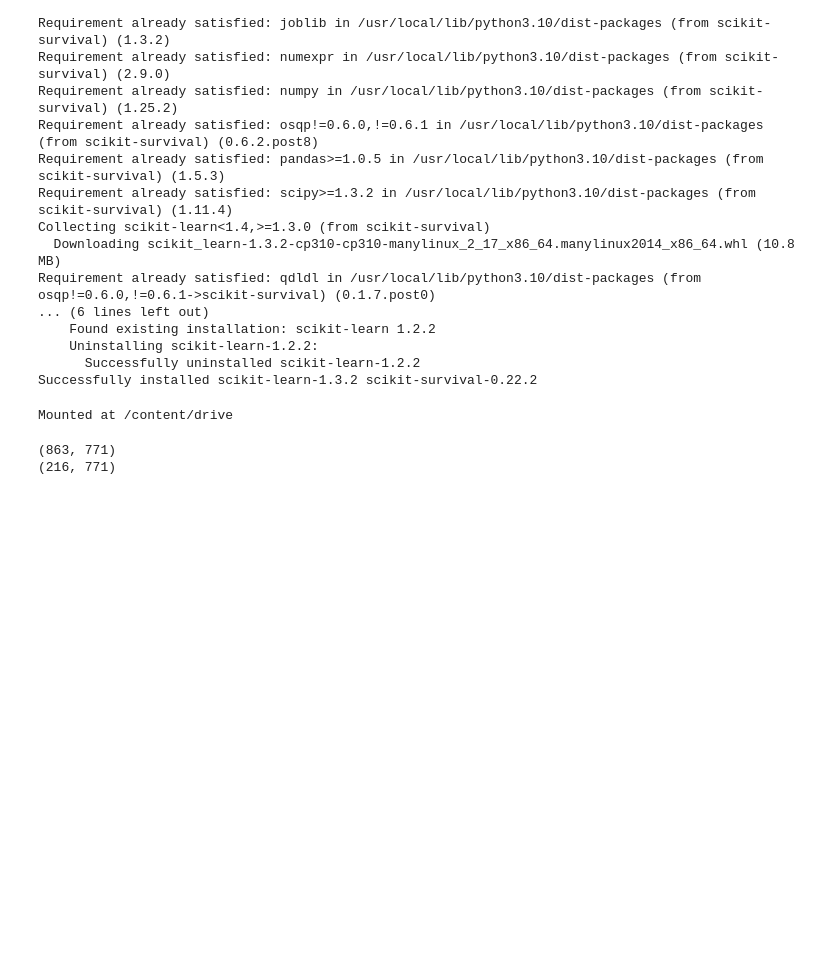
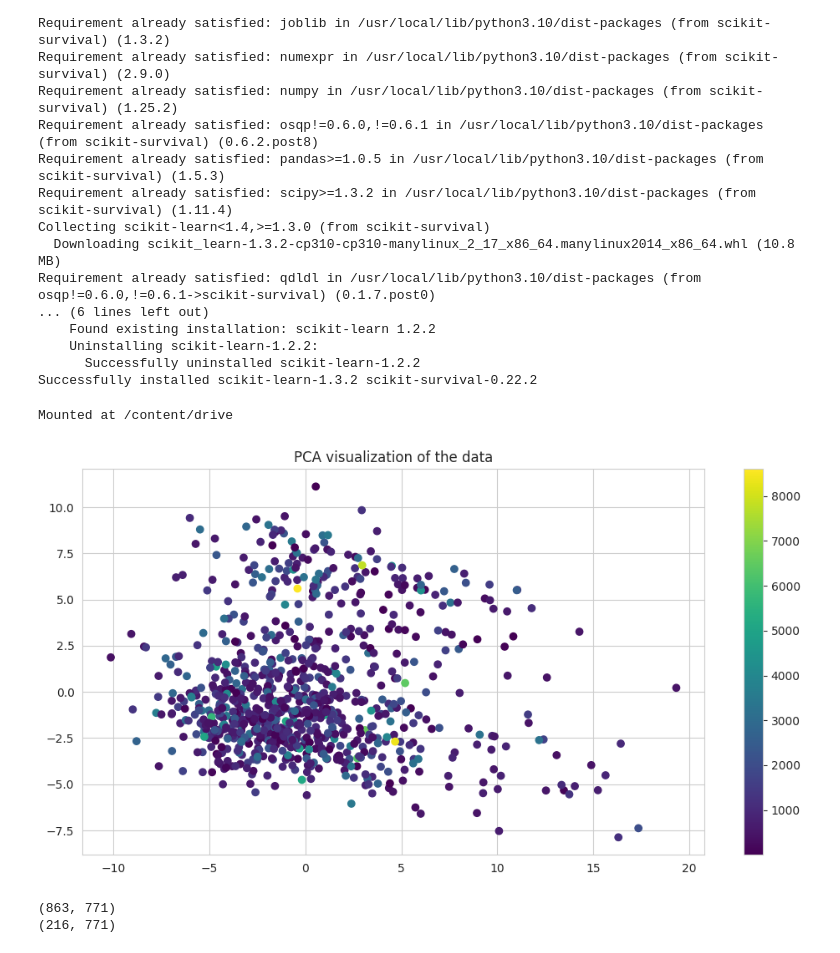
Before and after one commit to ZiyuWang1121/Investigating-machine-learning-methods-for-survival-prediction, a Jupyter notebook: Survival_SVM.ipynb, the cells around one changed output. Saved outputs shown, nothing was run; the diff lists cells and outputs as text; code cells hidden in the pictures; blank space fills up the shorter version.

```diff
--- a/Survival_SVM.ipynb
+++ b/Survival_SVM.ipynb
@@ -68,6 +66,16 @@ from sklearn.decomposition import PCA
 pca = PCA(n_components=0.99)  # Retain 99% of the variance
 x_train = pca.fit_transform(x_train)
 x_test = pca.transform(x_test)
+# %%
+# Visualize dimension reduction results
+plt.figure(figsize=(12, 6))
+# component versus survival time
+plt.scatter(x_train[:,0], x_train[:,1],c=pd.DataFrame(y_train, columns=['status', 'time']).iloc[:,1], cmap='viridis', marker='o')
+plt.colorbar()
+plt.title('PCA visualization of the data')
+plt.show()
+# %% [output]
+[figure, added]
 # %%
 print(x_train.shape)
 print(x_test.shape)
```
Also changed, not shown: parts of 2 cells of this notebook.
